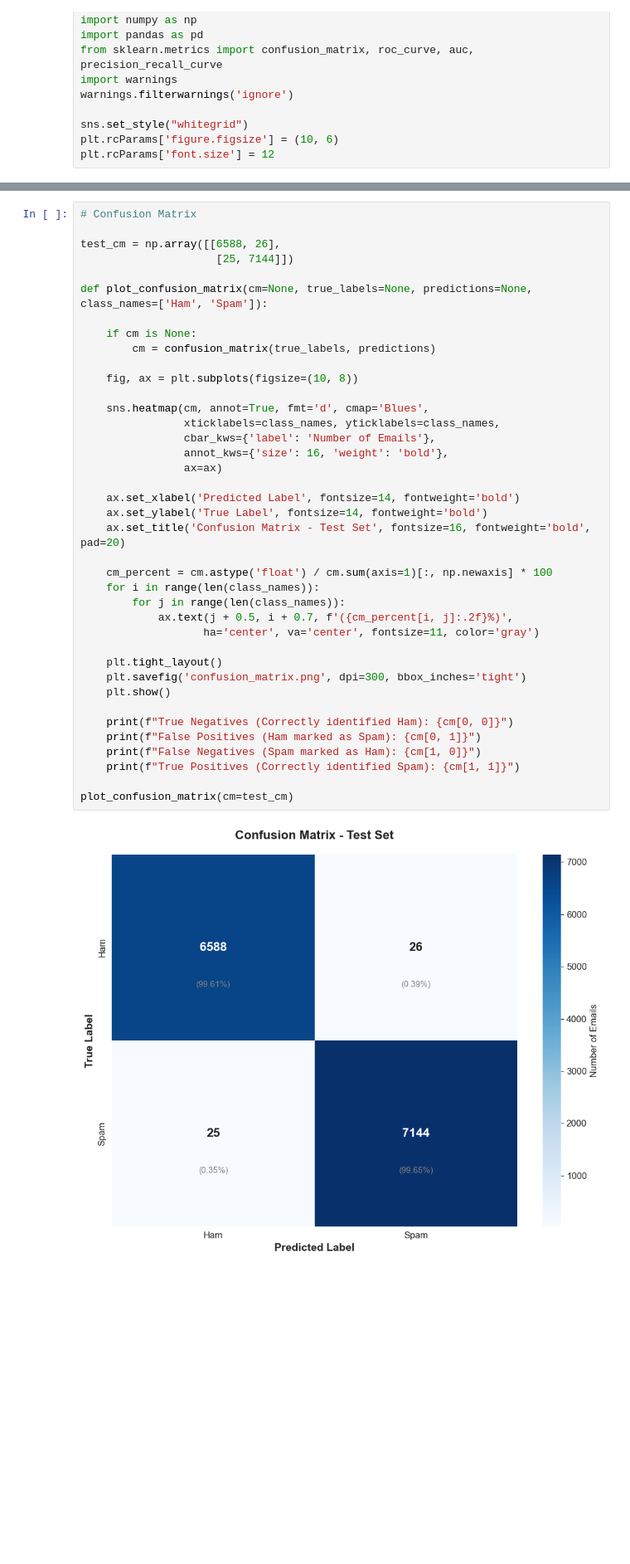
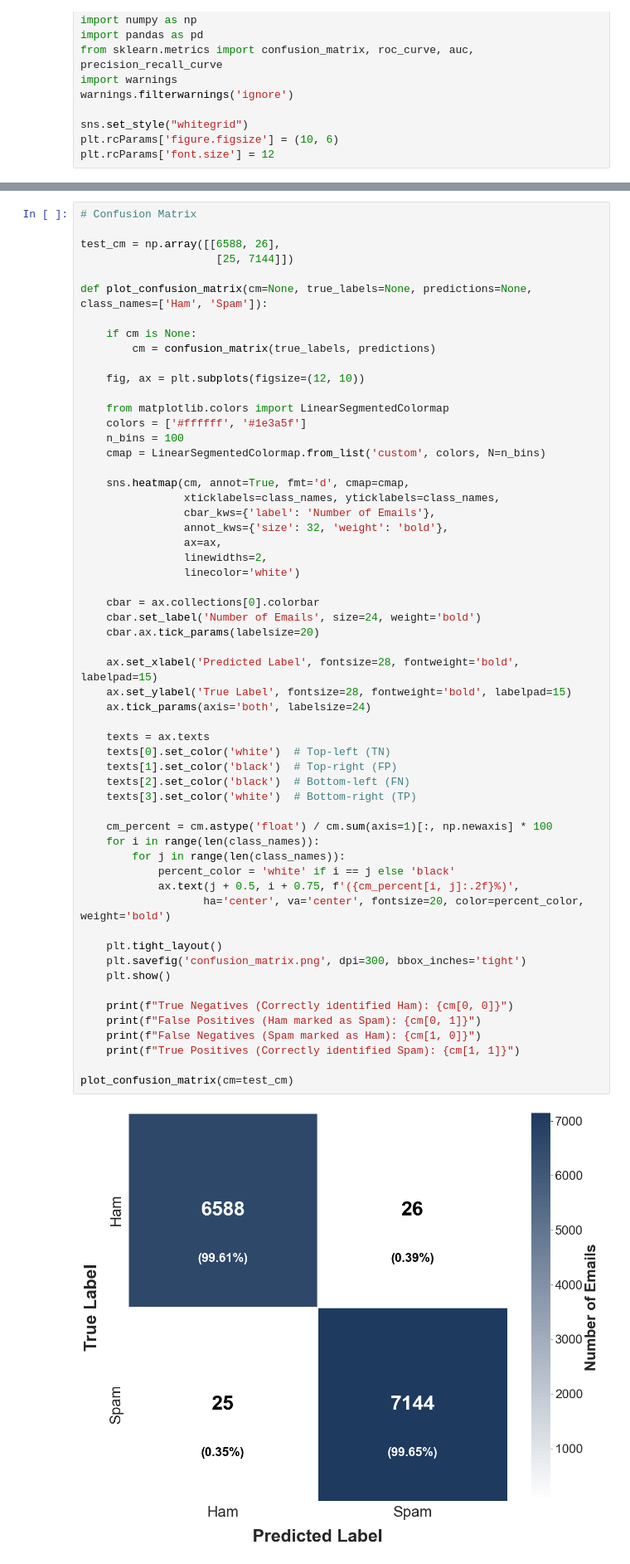
Before and after one commit to ottjb/Cross-Dataset-Generalization-Spam-Detection, a Jupyter notebook: Figures.ipynb, the cells around one changed output, grey strips where cells are left out. Shown at 83% size. Saved outputs shown, nothing was run; the diff lists cells and outputs as text; blank space fills up the shorter version.

```diff
--- a/Figures.ipynb
+++ b/Figures.ipynb
@@ -344,43 +332,61 @@ plot_training_history(training_history)
 # Confusion Matrix
 
 test_cm = np.array([[6588, 26],
                      [25, 7144]])
 
 def plot_confusion_matrix(cm=None, true_labels=None, predictions=None, class_names=['Ham', 'Spam']):
 
     if cm is None:
         cm = confusion_matrix(true_labels, predictions)
 
-    fig, ax = plt.subplots(figsize=(10, 8))
+    fig, ax = plt.subplots(figsize=(12, 10))
 
-    sns.heatmap(cm, annot=True, fmt='d', cmap='Blues',
+    from matplotlib.colors import LinearSegmentedColormap
+    colors = ['#ffffff', '#1e3a5f']
+    n_bins = 100
+    cmap = LinearSegmentedColormap.from_list('custom', colors, N=n_bins)
+
+    sns.heatmap(cm, annot=True, fmt='d', cmap=cmap,
                 xticklabels=class_names, yticklabels=class_names,
                 cbar_kws={'label': 'Number of Emails'},
-                annot_kws={'size': 16, 'weight': 'bold'},
-                ax=ax)
+                annot_kws={'size': 32, 'weight': 'bold'},
+                ax=ax,
+                linewidths=2,
+                linecolor='white')
 
-    ax.set_xlabel('Predicted Label', fontsize=14, fontweight='bold')
-    ax.set_ylabel('True Label', fontsize=14, fontweight='bold')
-    ax.set_title('Confusion Matrix - Test Set', fontsize=16, fontweight='bold', pad=20)
+    cbar = ax.collections[0].colorbar
+    cbar.set_label('Number of Emails', size=24, weight='bold')
+    cbar.ax.tick_params(labelsize=20)
+
+    ax.set_xlabel('Predicted Label', fontsize=28, fontweight='bold', labelpad=15)
+    ax.set_ylabel('True Label', fontsize=28, fontweight='bold', labelpad=15)
+    ax.tick_params(axis='both', labelsize=24)
+
+    texts = ax.texts
+    texts[0].set_color('white')  # Top-left (TN)
+    texts[1].set_color('black')  # Top-right (FP)
+    texts[2].set_color('black')  # Bottom-left (FN)
+    texts[3].set_color('white')  # Bottom-right (TP)
 
     cm_percent = cm.astype('float') / cm.sum(axis=1)[:, np.newaxis] * 100
     for i in range(len(class_names)):
         for j in range(len(class_names)):
-            ax.text(j + 0.5, i + 0.7, f'({cm_percent[i, j]:.2f}%)',
-                   ha='center', va='center', fontsize=11, color='gray')
+            percent_color = 'white' if i == j else 'black'
+            ax.text(j + 0.5, i + 0.75, f'({cm_percent[i, j]:.2f}%)',
+                   ha='center', va='center', fontsize=20, color=percent_color, weight='bold')
 
     plt.tight_layout()
     plt.savefig('confusion_matrix.png', dpi=300, bbox_inches='tight')
     plt.show()
 
     print(f"True Negatives (Correctly identified Ham): {cm[0, 0]}")
     print(f"False Positives (Ham marked as Spam): {cm[0, 1]}")
     print(f"False Negatives (Spam marked as Ham): {cm[1, 0]}")
     print(f"True Positives (Correctly identified Spam): {cm[1, 1]}")
 
 plot_confusion_matrix(cm=test_cm)
 # %% [output]
-[figure, old version]
+[figure, new version]
 True Negatives (Correctly identified Ham): 6588
 False Positives (Ham marked as Spam): 26
 False Negatives (Spam marked as Ham): 25
```
Also changed, not shown: parts of 5 cells of this notebook, 3 other files.
